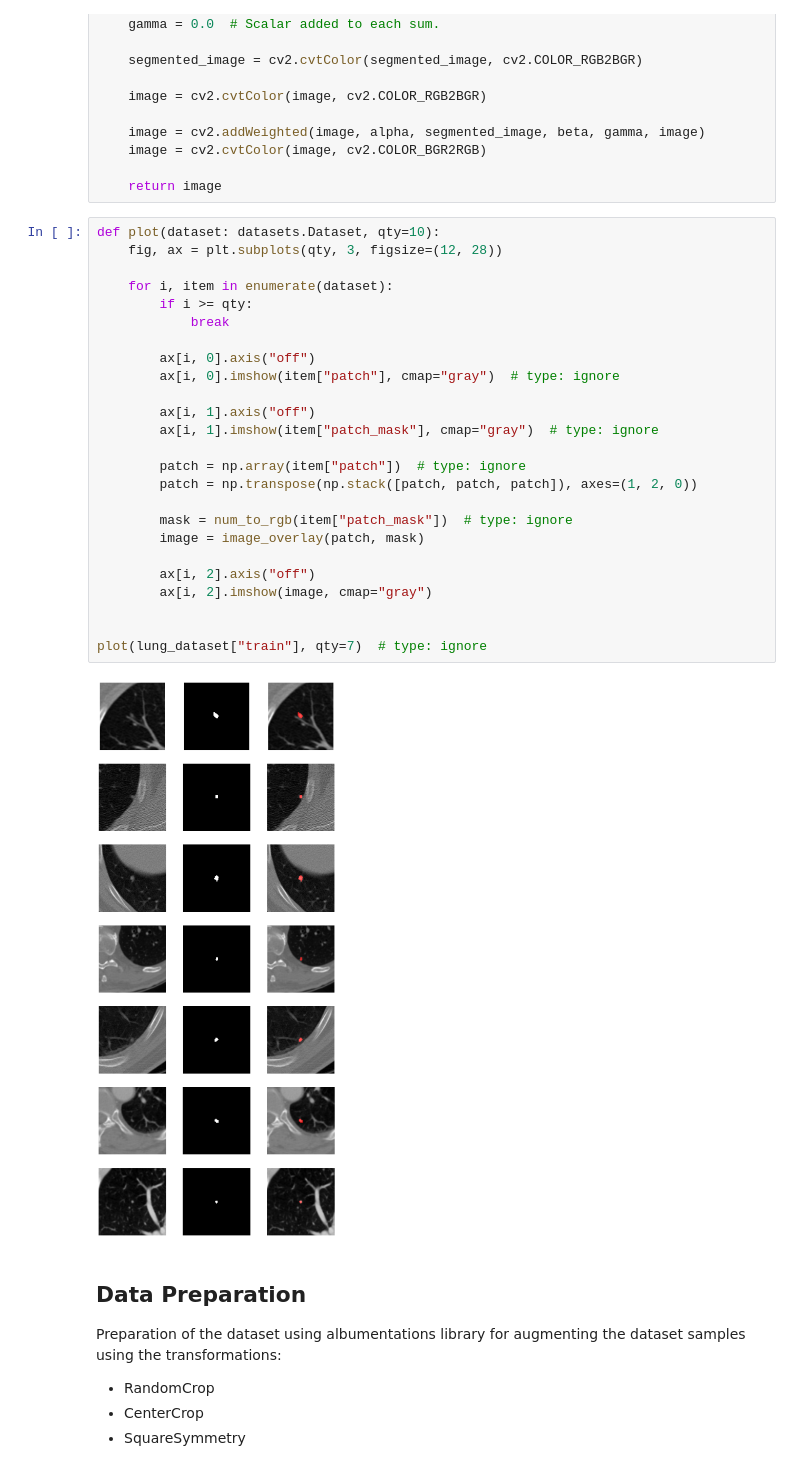
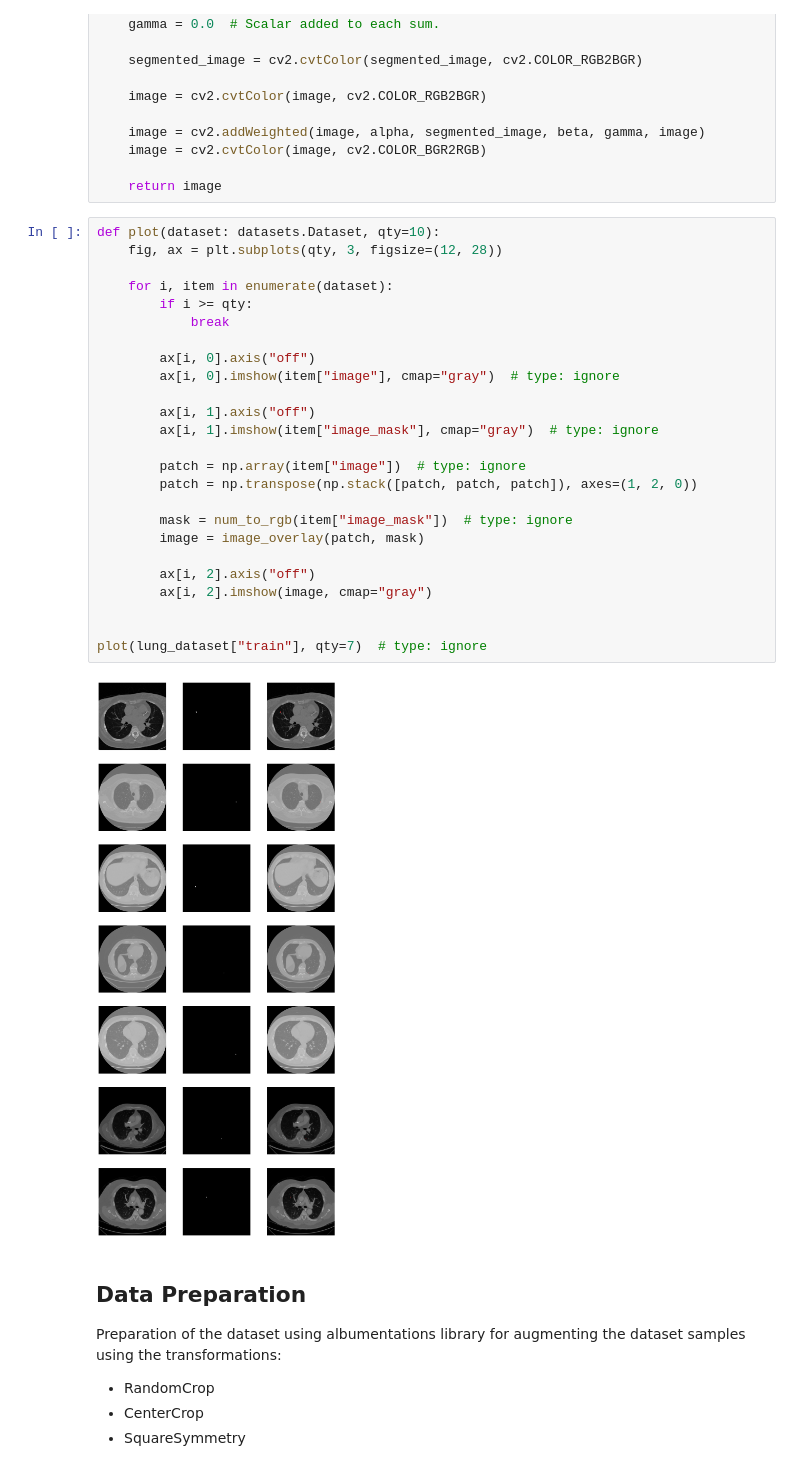
Before and after one commit to jmanuelc87/lung-segmentation-lidc-idri, a Jupyter notebook: notebooks/lidc-idri-segmentation.ipynb, the cells around one changed output. Drawn from its saved outputs; the diff is of its cells as text.

```diff
--- a/notebooks/lidc-idri-segmentation.ipynb
+++ b/notebooks/lidc-idri-segmentation.ipynb
@@ -71,30 +80,30 @@ def image_overlay(image, segmented_image):
 # %%
 def plot(dataset: datasets.Dataset, qty=10):
     fig, ax = plt.subplots(qty, 3, figsize=(12, 28))
 
     for i, item in enumerate(dataset):
         if i >= qty:
             break
 
         ax[i, 0].axis("off")
-        ax[i, 0].imshow(item["patch"], cmap="gray")  # type: ignore
+        ax[i, 0].imshow(item["image"], cmap="gray")  # type: ignore
 
         ax[i, 1].axis("off")
-        ax[i, 1].imshow(item["patch_mask"], cmap="gray")  # type: ignore
+        ax[i, 1].imshow(item["image_mask"], cmap="gray")  # type: ignore
 
-        patch = np.array(item["patch"])  # type: ignore
+        patch = np.array(item["image"])  # type: ignore
         patch = np.transpose(np.stack([patch, patch, patch]), axes=(1, 2, 0))
 
-        mask = num_to_rgb(item["patch_mask"])  # type: ignore
+        mask = num_to_rgb(item["image_mask"])  # type: ignore
         image = image_overlay(patch, mask)
 
         ax[i, 2].axis("off")
         ax[i, 2].imshow(image, cmap="gray")
 
 
 plot(lung_dataset["train"], qty=7)  # type: ignore
 # %% [output]
-[figure, old version]
+[figure, new version]
 # %% [markdown]
 ## Data Preparation
 
```
Also changed, not shown: parts of 12 cells of this notebook, 5 other files.
